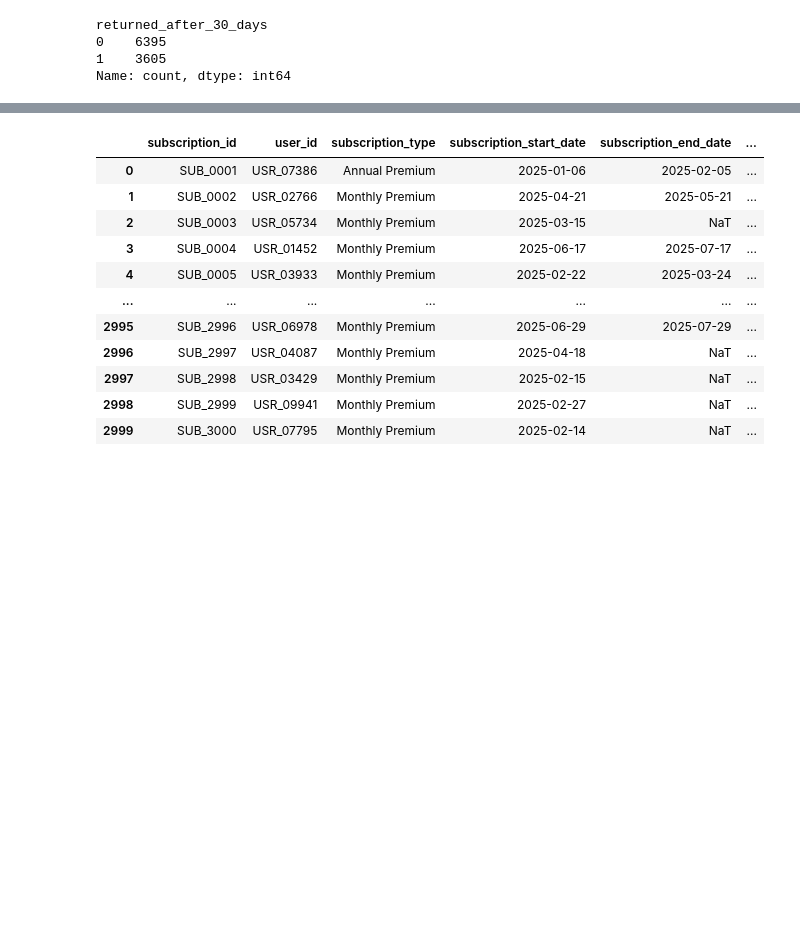
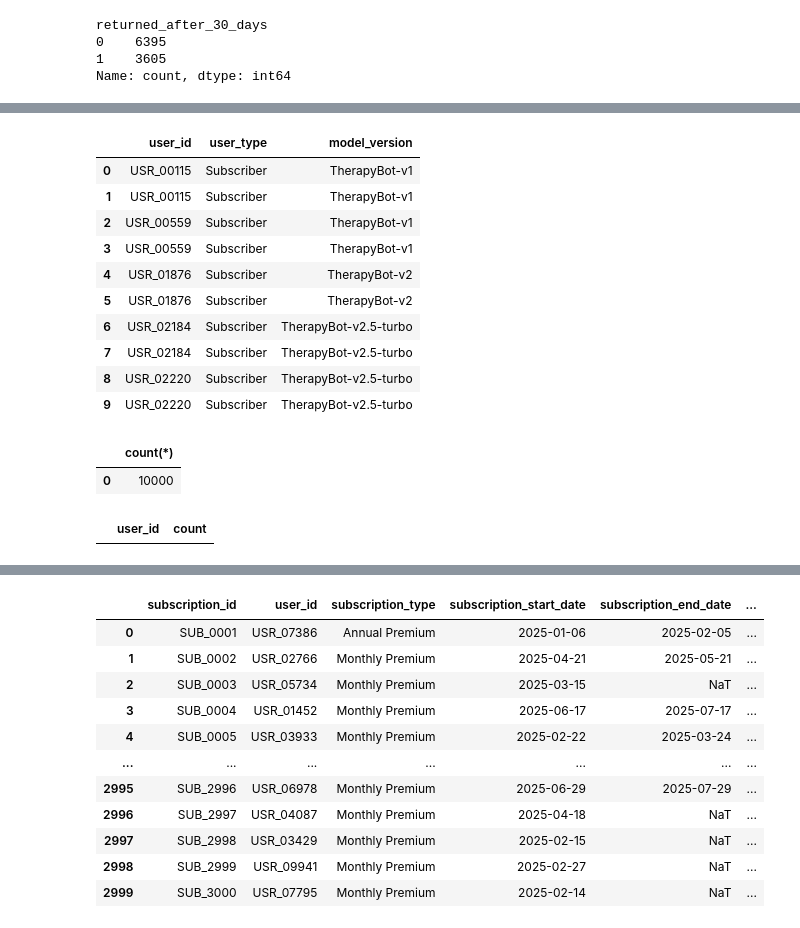
Before and after one commit to vishva0710/ai-chatbot-user-retention-analysis, a Jupyter notebook: AI_Chatbot_User_Retention_Analysis.ipynb, the cells around one changed output, grey strips where cells are left out. Saved outputs shown, nothing was run; the diff lists cells and outputs as text; code cells hidden in the pictures; blank space fills up the shorter version.

```diff
--- a/AI_Chatbot_User_Retention_Analysis.ipynb
+++ b/AI_Chatbot_User_Retention_Analysis.ipynb
@@ -1578,0 +1592,15 @@ Name: count, dtype: int64
+# %%
+query='select * from user_sub_non_sub limit 10'
+pd.read_sql(query,engin)
+# %% [output]
+|  | user_id | user_type | model_version |
+| 0 | USR_00115 | Subscriber | TherapyBot-v1 |
+| 1 | USR_00115 | Subscriber | TherapyBot-v1 |
+| 2 | USR_00559 | Subscriber | TherapyBot-v1 |
+| 3 | USR_00559 | Subscriber | TherapyBot-v1 |
+| 4 | USR_01876 | Subscriber | TherapyBot-v2 |
+| 5 | USR_01876 | Subscriber | TherapyBot-v2 |
+| 6 | USR_02184 | Subscriber | TherapyBot-v2.5-turbo |
+| 7 | USR_02184 | Subscriber | TherapyBot-v2.5-turbo |
+| 8 | USR_02220 | Subscriber | TherapyBot-v2.5-turbo |
+| 9 | USR_02220 | Subscriber | TherapyBot-v2.5-turbo |
@@ -1578,0 +1610,11 @@ Name: count, dtype: int64
+# %%
+query='select count(*) from user_sub'
+pd.read_sql(query,engin)
+# %% [output]
+|  | count(*) |
+| 0 | 10000 |
+# %%
+query='select user_id ,count(*) as count from user_sub group by user_id having  count(*)>1'
+pd.read_sql(query,engin)
+# %% [output]
+|  | user_id | count |
```
Also changed, not shown: parts of 15 cells of this notebook.
